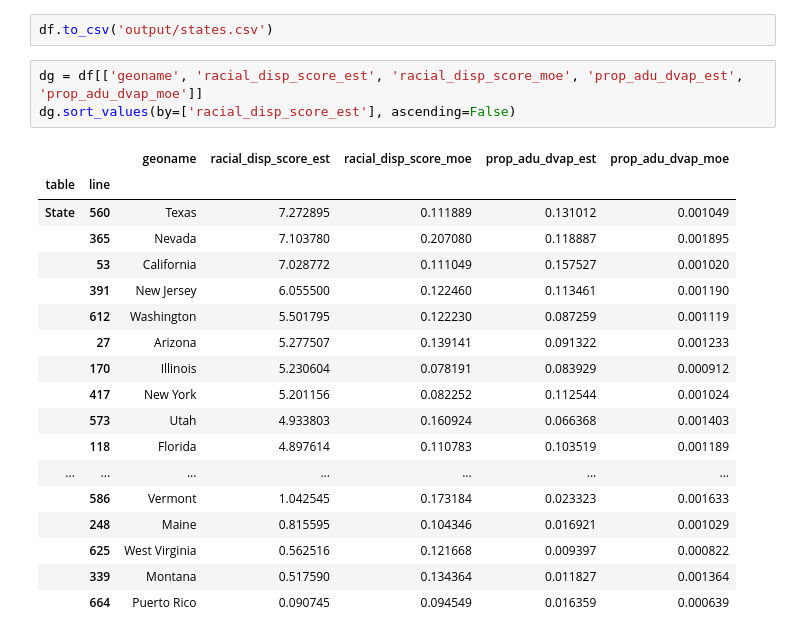
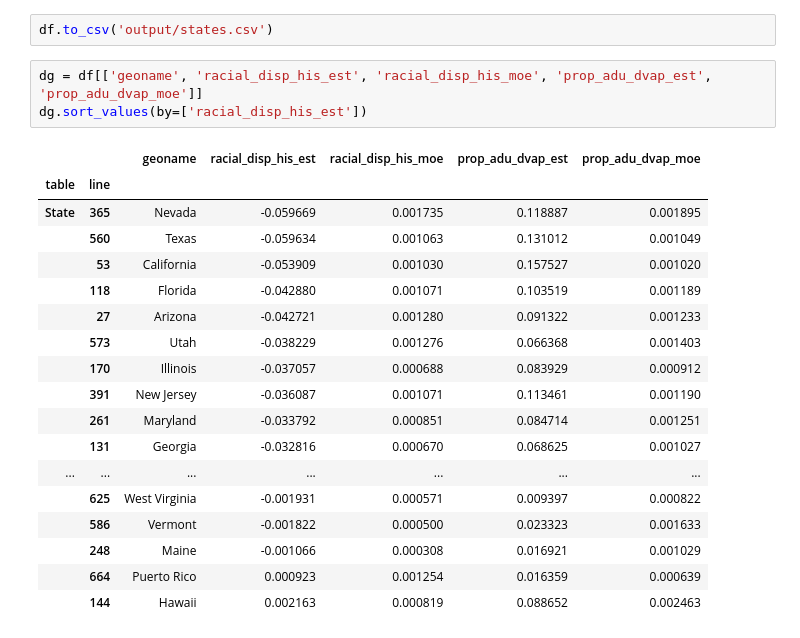
Before and after one commit to ic-institute/democracy-deserts, a Jupyter notebook: notebooks/build-state-data.ipynb, the cells around one changed output. Saved outputs shown, nothing was run; the diff lists cells and outputs as text.

```diff
--- a/notebooks/build-state-data.ipynb
+++ b/notebooks/build-state-data.ipynb
@@ -34,24 +34,24 @@ df
 # %%
 df.to_csv('output/states.csv')
 # %%
-dg = df[['geoname', 'racial_disp_score_est', 'racial_disp_score_moe', 'prop_adu_dvap_est', 'prop_adu_dvap_moe']]
-dg.sort_values(by=['racial_disp_score_est'], ascending=False)
+dg = df[['geoname', 'racial_disp_his_est', 'racial_disp_his_moe', 'prop_adu_dvap_est', 'prop_adu_dvap_moe']]
+dg.sort_values(by=['racial_disp_his_est'])
 # %% [output]
-|  |  | geoname | racial_disp_score_est | racial_disp_score_moe | prop_adu_dvap_est | prop_adu_dvap_moe |
+|  |  | geoname | racial_disp_his_est | racial_disp_his_moe | prop_adu_dvap_est | prop_adu_dvap_moe |
 | table | line |  |  |  |  |  |
-| State | 560 | Texas | 7.272895 | 0.111889 | 0.131012 | 0.001049 |
-|  | 365 | Nevada | 7.103780 | 0.207080 | 0.118887 | 0.001895 |
-|  | 53 | California | 7.028772 | 0.111049 | 0.157527 | 0.001020 |
-|  | 391 | New Jersey | 6.055500 | 0.122460 | 0.113461 | 0.001190 |
-|  | 612 | Washington | 5.501795 | 0.122230 | 0.087259 | 0.001119 |
-|  | 27 | Arizona | 5.277507 | 0.139141 | 0.091322 | 0.001233 |
-|  | 170 | Illinois | 5.230604 | 0.078191 | 0.083929 | 0.000912 |
-|  | 417 | New York | 5.201156 | 0.082252 | 0.112544 | 0.001024 |
-|  | 573 | Utah | 4.933803 | 0.160924 | 0.066368 | 0.001403 |
-|  | 118 | Florida | 4.897614 | 0.110783 | 0.103519 | 0.001189 |
+| State | 365 | Nevada | -0.059669 | 0.001735 | 0.118887 | 0.001895 |
+|  | 560 | Texas | -0.059634 | 0.001063 | 0.131012 | 0.001049 |
+|  | 53 | California | -0.053909 | 0.001030 | 0.157527 | 0.001020 |
+|  | 118 | Florida | -0.042880 | 0.001071 | 0.103519 | 0.001189 |
+|  | 27 | Arizona | -0.042721 | 0.001280 | 0.091322 | 0.001233 |
+|  | 573 | Utah | -0.038229 | 0.001276 | 0.066368 | 0.001403 |
+|  | 170 | Illinois | -0.037057 | 0.000688 | 0.083929 | 0.000912 |
+|  | 391 | New Jersey | -0.036087 | 0.001071 | 0.113461 | 0.001190 |
+|  | 261 | Maryland | -0.033792 | 0.000851 | 0.084714 | 0.001251 |
+|  | 131 | Georgia | -0.032816 | 0.000670 | 0.068625 | 0.001027 |
 | ... | ... | ... | ... | ... | ... | ... |
-|  | 586 | Vermont | 1.042545 | 0.173184 | 0.023323 | 0.001633 |
-|  | 248 | Maine | 0.815595 | 0.104346 | 0.016921 | 0.001029 |
-|  | 625 | West Virginia | 0.562516 | 0.121668 | 0.009397 | 0.000822 |
-|  | 339 | Montana | 0.517590 | 0.134364 | 0.011827 | 0.001364 |
-|  | 664 | Puerto Rico | 0.090745 | 0.094549 | 0.016359 | 0.000639 |
+|  | 625 | West Virginia | -0.001931 | 0.000571 | 0.009397 | 0.000822 |
+|  | 586 | Vermont | -0.001822 | 0.000500 | 0.023323 | 0.001633 |
+|  | 248 | Maine | -0.001066 | 0.000308 | 0.016921 | 0.001029 |
+|  | 664 | Puerto Rico | 0.000923 | 0.001254 | 0.016359 | 0.000639 |
+|  | 144 | Hawaii | 0.002163 | 0.000819 | 0.088652 | 0.002463 |
```
Also changed, not shown: parts of 4 cells of this notebook, 4 other files.
